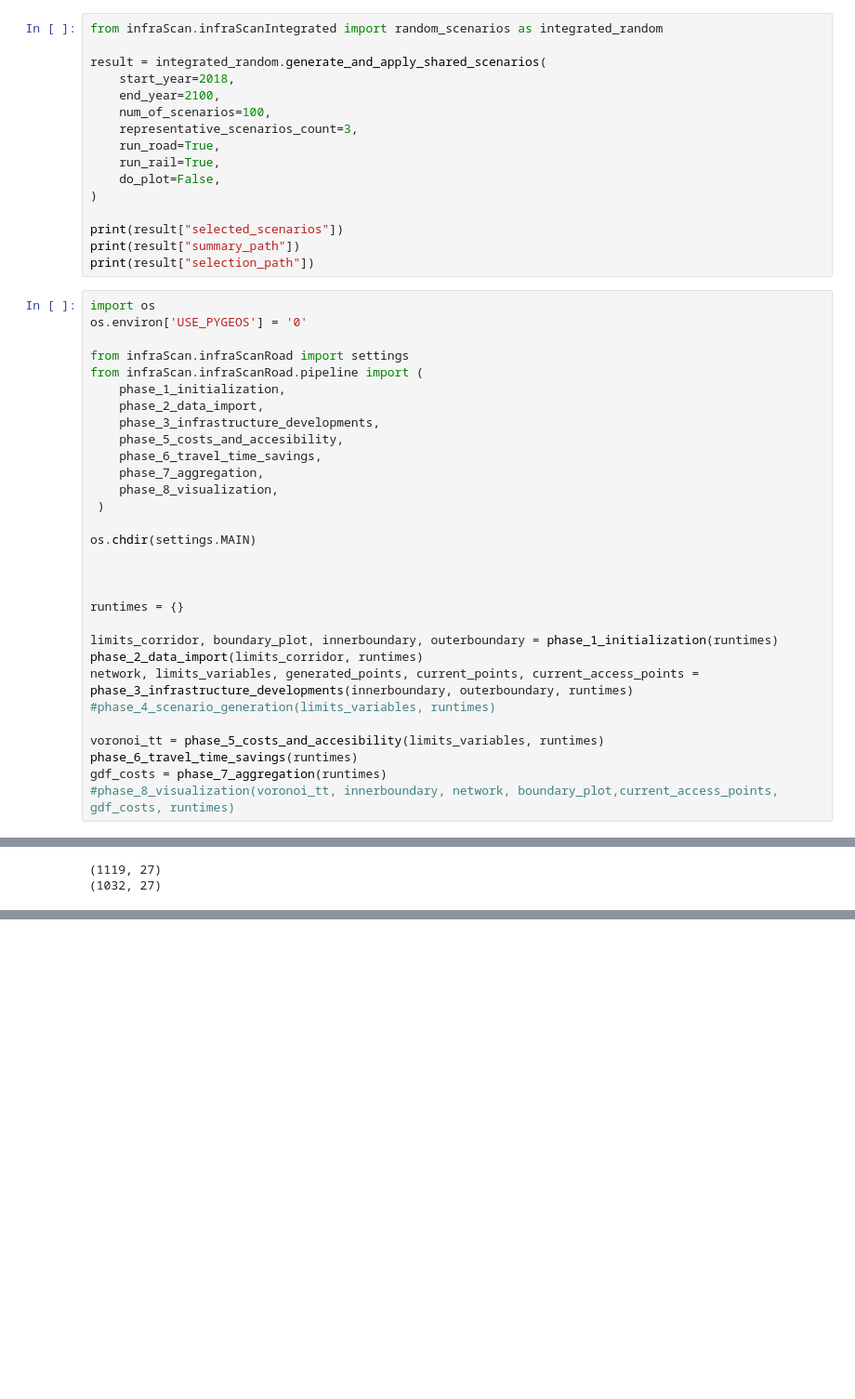
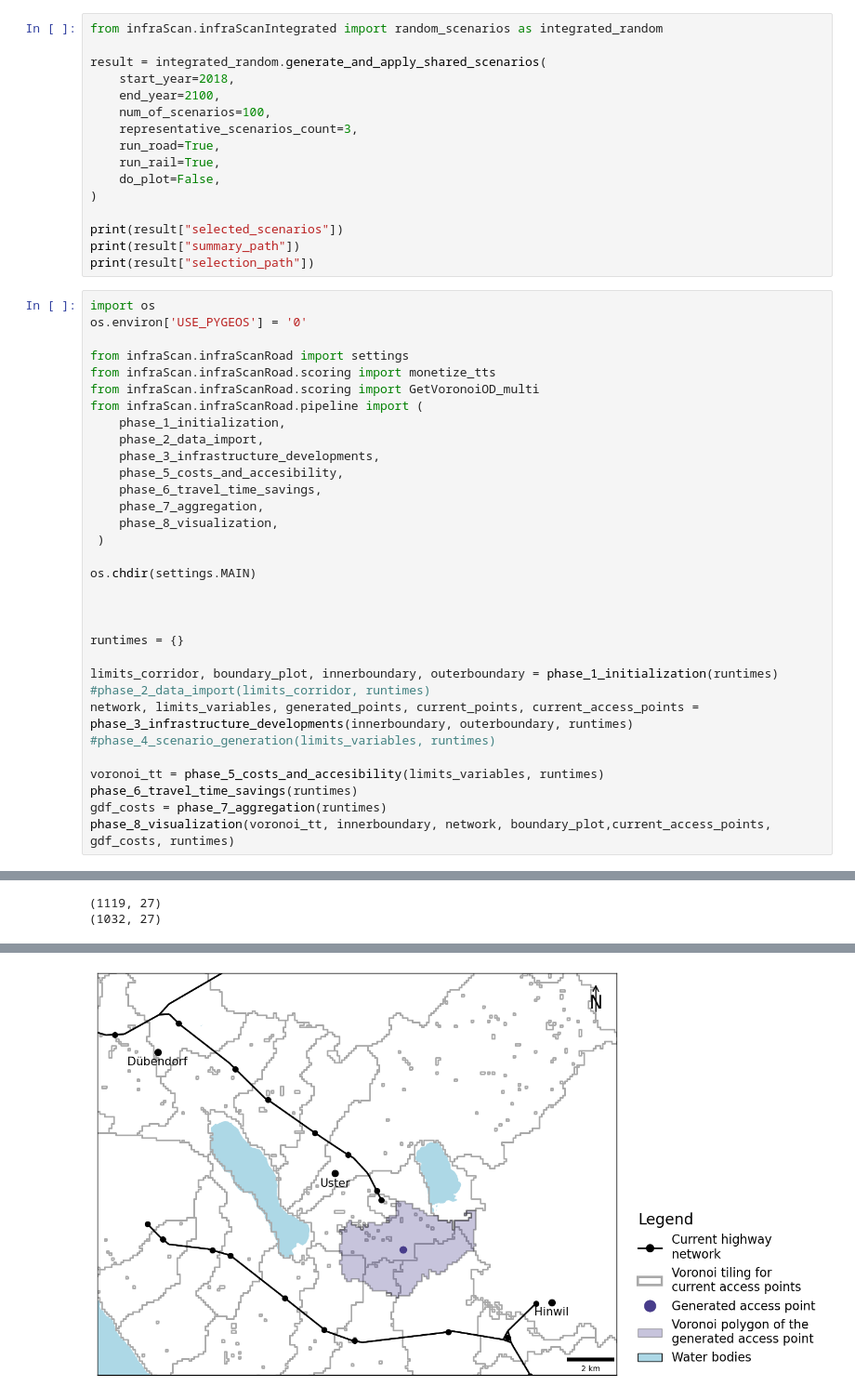
Before and after one commit to lkuehner/infraScan, a Jupyter notebook: infraScanIntegrated/0_test.ipynb, the cells around one changed output, grey strips where cells are left out. Shown at 93% size. Cells and saved outputs as stored; diff of their text form; blank space fills up the shorter version.

```diff
--- a/infraScanIntegrated/0_test.ipynb
+++ b/infraScanIntegrated/0_test.ipynb
@@ -33,6 +33,8 @@ import os
 os.environ['USE_PYGEOS'] = '0'
 
 from infraScan.infraScanRoad import settings
+from infraScan.infraScanRoad.scoring import monetize_tts
+from infraScan.infraScanRoad.scoring import GetVoronoiOD_multi
 from infraScan.infraScanRoad.pipeline import (
     phase_1_initialization,
     phase_2_data_import,
@@ -50,14 +52,14 @@ os.chdir(settings.MAIN)
 runtimes = {}
 
 limits_corridor, boundary_plot, innerboundary, outerboundary = phase_1_initialization(runtimes)
-phase_2_data_import(limits_corridor, runtimes)
+#phase_2_data_import(limits_corridor, runtimes)
 network, limits_variables, generated_points, current_points, current_access_points = phase_3_infrastructure_developments(innerboundary, outerboundary, runtimes)
 #phase_4_scenario_generation(limits_variables, runtimes)
 
 voronoi_tt = phase_5_costs_and_accesibility(limits_variables, runtimes)
 phase_6_travel_time_savings(runtimes)
 gdf_costs = phase_7_aggregation(runtimes)
-#phase_8_visualization(voronoi_tt, innerboundary, network, boundary_plot,current_access_points, gdf_costs, runtimes)
+phase_8_visualization(voronoi_tt, innerboundary, network, boundary_plot,current_access_points, gdf_costs, runtimes)
 # %% [output]
 ================================================================================
 PHASE 1: INITIALIZE VARIABLES
@@ -114,0 +115 @@ Index: []
+[figure, added]
```
Also changed, not shown: parts of 17 cells of this notebook, 6 other files.
